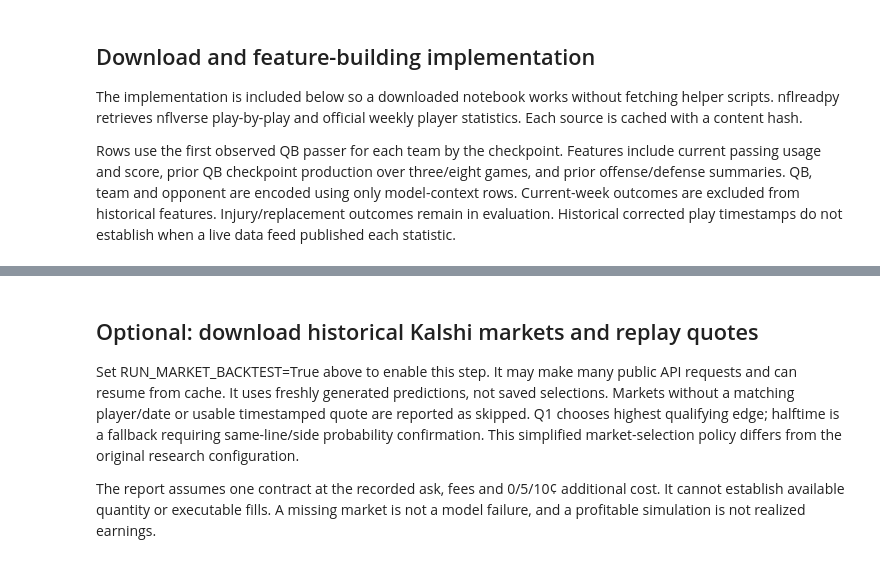
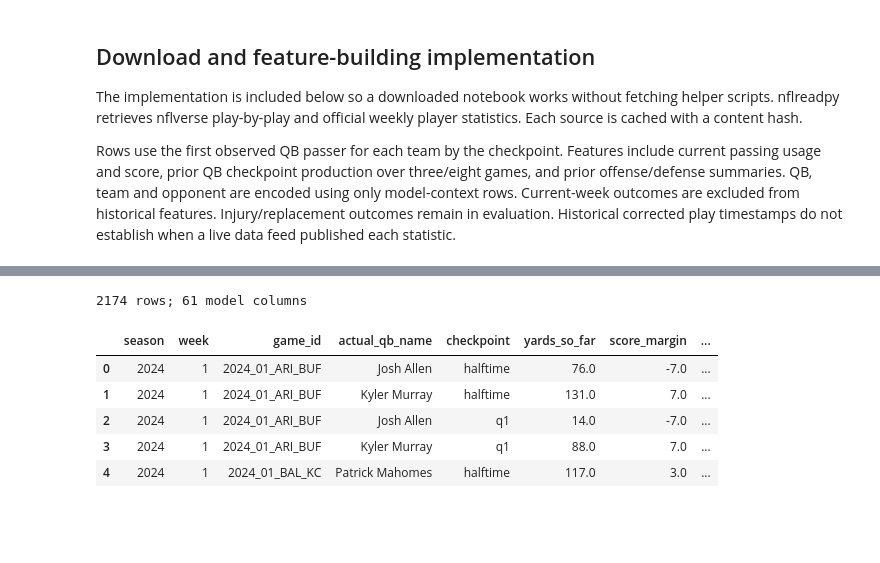
Before and after one commit to Synthefy/synthefy-tabular, a Jupyter notebook: examples/notebooks/nori-nfl-passing-yards.ipynb, the cells around one changed output, grey strips where cells are left out. Saved outputs shown, nothing was run; the diff lists cells and outputs as text; code cells hidden in the pictures; blank space fills up the shorter version.

Commit message:
docs: execute readable NFL notebook cells and retain rendered outputs

```diff
--- a/examples/notebooks/nori-nfl-passing-yards.ipynb
+++ b/examples/notebooks/nori-nfl-passing-yards.ipynb
@@ -52,8 +85,6 @@ Start with the default one-week CPU/GPU run to confirm the environment. A full-s
+# %%
+def _sum(frame, col):
+    return float(frame[col].fillna(0).sum())
 # %%
-predictions = pipeline.predict_weekly(rows, TEST_SEASON, max_week=MAX_WEEK,
-    min_week=MIN_WEEK, device=DEVICE, context_limit=CONTEXT_LIMIT, weekly_update=WEEKLY_UPDATE)
-predictions.to_parquet(OUTPUT_DIR / 'predictions.parquet', index=False)
-metrics = pipeline.prediction_metrics(predictions)
-metrics.to_csv(OUTPUT_DIR / 'forecast_metrics.csv', index=False)
-display(metrics)
-display(predictions[['game_id','actual_qb_name','checkpoint','official_passing_yards','predicted_mean','p10','p50','p90']].head())
+def _mean(frame, col):
+    return float(frame[col].mean()) if len(frame) else np.nan
@@ -75,5 +184,0 @@ plt.show()
-# %% [markdown]
-## Optional: download historical Kalshi markets and replay quotes
-Set RUN_MARKET_BACKTEST=True above to enable this step. It may make many public API requests and can resume from cache. It uses freshly generated predictions, not saved selections. Markets without a matching player/date or usable timestamped quote are reported as skipped. Q1 chooses highest qualifying edge; halftime is a fallback requiring same-line/side probability confirmation. This simplified market-selection policy differs from the original research configuration.
-
-The report assumes one contract at the recorded ask, fees and 0/5/10¢ additional cost. It cannot establish available quantity or executable fills. A missing market is not a model failure, and a profitable simulation is not realized earnings.
@@ -98,0 +265,25 @@ print('Artifacts saved in', OUTPUT_DIR.resolve())
+# %%
+from pathlib import Path
+import torch
+CACHE_DIR = Path('nfl_passing_yards_cache')
+OUTPUT_DIR = Path('nfl_passing_yards_outputs')
+OUTPUT_DIR.mkdir(exist_ok=True)
+START_SEASON = 2024
+TEST_SEASON = 2025
+MIN_WEEK, MAX_WEEK = 1, 1  # Set MAX_WEEK=18 for the full regular season.
+CONTEXT_LIMIT = 128  # Fixed before evaluation; larger contexts cost more compute.
+DEVICE = 'cuda:0' if torch.cuda.is_available() else 'cpu'
+WEEKLY_UPDATE = True
+RUN_MARKET_BACKTEST = False
+rows = build_dataset(CACHE_DIR, range(START_SEASON, TEST_SEASON+1))
+rows.to_parquet(OUTPUT_DIR / 'checkpoint_features.parquet', index=False)
+print(f'{len(rows)} rows; {len(feature_columns(rows))+3} model columns')
+display(rows[['season','week','game_id','actual_qb_name','checkpoint','yards_so_far','score_margin','qb_prior3_remaining_yards']].head())
+# %% [output]
+2174 rows; 61 model columns
+|  | season | week | game_id | actual_qb_name | checkpoint | yards_so_far | score_margin | ... |
+| 0 | 2024 | 1 | 2024_01_ARI_BUF | Josh Allen | halftime | 76.0 | -7.0 | ... |
+| 1 | 2024 | 1 | 2024_01_ARI_BUF | Kyler Murray | halftime | 131.0 | 7.0 | ... |
+| 2 | 2024 | 1 | 2024_01_ARI_BUF | Josh Allen | q1 | 14.0 | -7.0 | ... |
+| 3 | 2024 | 1 | 2024_01_ARI_BUF | Kyler Murray | q1 | 88.0 | 7.0 | ... |
+| 4 | 2024 | 1 | 2024_01_BAL_KC | Patrick Mahomes | halftime | 117.0 | 3.0 | ... |
```
Also changed, not shown: parts of 19 cells of this notebook.
